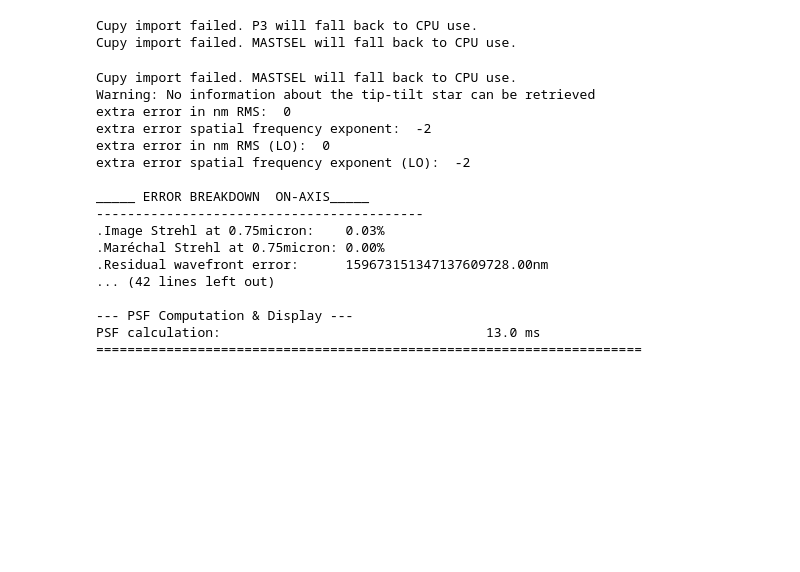
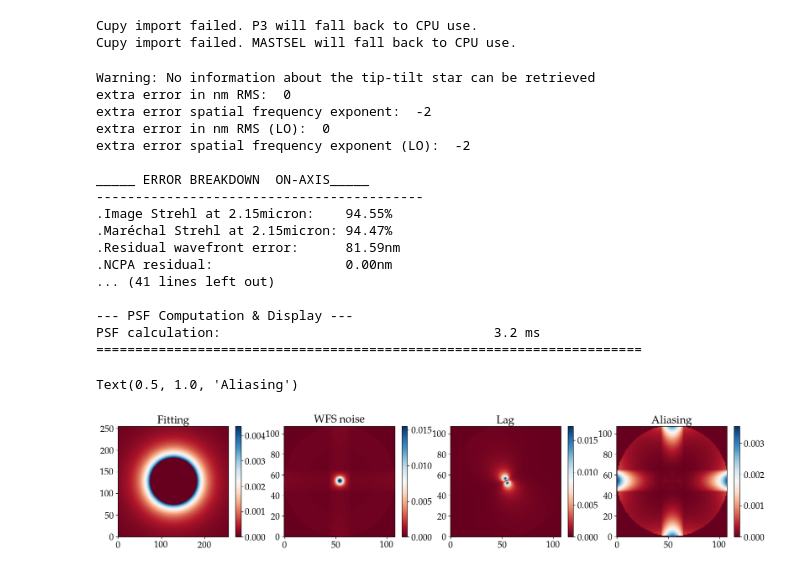
Before and after one commit to Menessao/P3, a Jupyter notebook: p3/aoSystem/scratchPlot.ipynb, the cells around one changed output. Cells and saved outputs as stored; diff of their text form; code cells hidden in the pictures; blank space fills up the shorter version.

```diff
--- a/p3/aoSystem/scratchPlot.ipynb
+++ b/p3/aoSystem/scratchPlot.ipynb
@@ -6,9 +6,8 @@ from p3.aoSystem.fourierModel import fourierModel
 Cupy import failed. P3 will fall back to CPU use.
 Cupy import failed. MASTSEL will fall back to CPU use.
 # %%
-fao = fourierModel(path_ini='/raid1/mmenessini/git/P3/p3/aoSystem/parFiles/EKARUS.ini',display=False, verbose=True,getErrorBreakDown=True)
+fao = fourierModel(path_ini='/raid1/mmenessini/git/P3/p3/aoSystem/parFiles/SOUL.ini',display=False, verbose=True,getErrorBreakDown=True)
 # %% [output]
-Cupy import failed. MASTSEL will fall back to CPU use.
 Warning: No information about the tip-tilt star can be retrieved
 extra error in nm RMS:  0
 extra error spatial frequency exponent:  -2
@@ -17,11 +16,38 @@ extra error spatial frequency exponent (LO):  -2
 
 _____ ERROR BREAKDOWN  ON-AXIS_____
 ------------------------------------------
-.Image Strehl at 0.75micron:    0.03%
-.Maréchal Strehl at 0.75micron: 0.00%
-.Residual wavefront error:      159673151347137609728.00nm
-... (42 lines left out)
+.Image Strehl at 2.15micron:    94.55%
+.Maréchal Strehl at 2.15micron: 94.47%
+.Residual wavefront error:      81.59nm
+.NCPA residual:                 0.00nm
+... (41 lines left out)
 
 --- PSF Computation & Display ---
-PSF calculation:                                  13.0 ms
+PSF calculation:                                   3.2 ms
 ======================================================================
+# %%
+aliasPSD = fao.aliasingPSD()
+servoLagPSD = fao.servoLagPSD()
+fittingPSD = fao.fittingPSD()
+noisePSD = fao.noisePSD()
+
+plt.figure(figsize=(20,3.5))
+plt.subplot(1,4,1)
+plt.imshow(fittingPSD,origin='lower',cmap='RdBu')
+plt.colorbar()
+plt.title('Fitting')
+plt.subplot(1,4,2)
+plt.imshow(noisePSD,origin='lower',cmap='RdBu')
+plt.colorbar()
+plt.title('WFS noise')
+plt.subplot(1,4,3)
+plt.imshow(servoLagPSD,origin='lower',cmap='RdBu')
+plt.colorbar()
+plt.title('Lag')
+plt.subplot(1,4,4)
+plt.imshow(aliasPSD,origin='lower',cmap='RdBu')
+plt.colorbar()
+plt.title('Aliasing')
+# %% [output]
+Text(0.5, 1.0, 'Aliasing')
+[figure, added]
```
Also changed, not shown: 3 other files.
